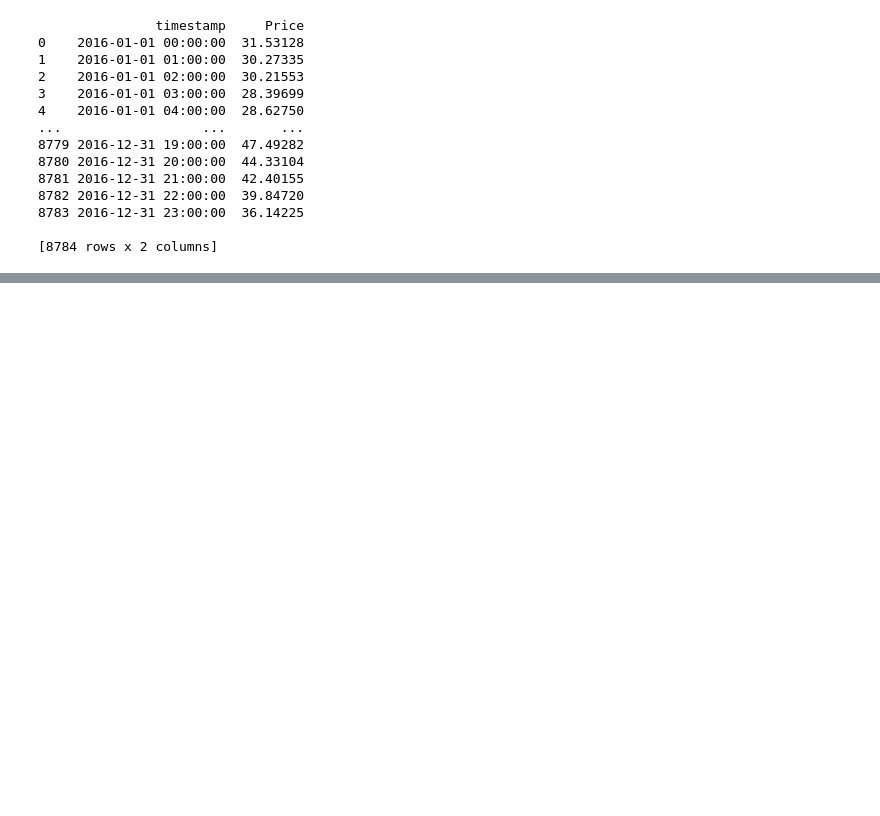
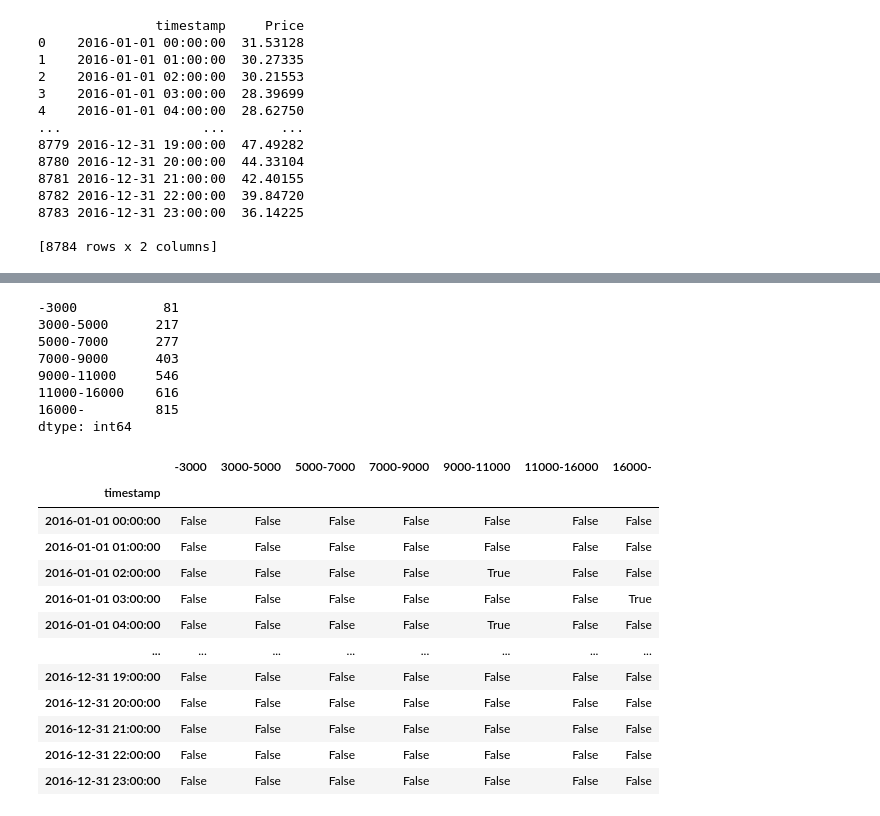
Before and after one commit to moooyu1121/master_thesis_model, a Jupyter notebook: data_preprocess.ipynb, the cells around one changed output, grey strips where cells are left out. Cells and saved outputs as stored; diff of their text form; code cells hidden in the pictures; blank space fills up the shorter version.

```diff
--- a/data_preprocess.ipynb
+++ b/data_preprocess.ipynb
@@ -332,0 +321,80 @@ df_combined.to_csv('data/price.csv', index=False)
+# %%
+import pandas as pd
+import numpy as np
+np.random.seed(42)
+
+# Define annual mileage categories and their corresponding base probabilities of movement
+mileage_categories = {
+    "-3000": 0.01,
+    "3000-5000": 0.02,
+    "5000-7000": 0.03,
+    "7000-9000": 0.04,
+    "9000-11000": 0.05,
+    "11000-16000": 0.06,
+    "16000-": 0.08
+}
+# Increase probability during peak hours: 7 AM, 8 AM, 5 PM, 6 PM
+peak_hours = [7, 8, 17, 18]
+peak_probabilities = {
+    "-3000": 0.01,
+    "3000-5000": 0.04,
+    "5000-7000": 0.06,
+    "7000-9000": 0.08,
+    "9000-11000": 0.10,
+    "11000-16000": 0.12,
+    "16000-": 0.16
+}  # Higher probability during peak hours
+
+# Generate a time index for the year 2016 with hourly intervals
+time_index = pd.date_range(start='2016-01-01 00:00:00', end='2016-12-31 23:00:00', freq='h', name='timestamp')
+
+# Number of hours in the year 2016 (leap year)
+num_hours = len(time_index)
+
+# Create a DataFrame with the time index and the movement data
+df_movement = pd.DataFrame(index=time_index)
+
+for key, value in mileage_categories.items():
+    # Define base probability of movement for a specific mileage category
+    base_probability = mileage_categories[key]
+
+    # Create an array to store movement probabilities for each hour
+    probabilities = np.full(num_hours, base_probability)
+
+    # Adjust probabilities for peak hours
+    for i in range(num_hours):
+        if time_index[i].hour in peak_hours:
+            probabilities[i] = peak_probabilities[key]
+
+    # Randomly assign TRUE or FALSE values based on the adjusted probabilities
+    movement_data = np.random.rand(num_hours) < probabilities
+
+    # Add the movement data to the DataFrame
+    df_movement[key] = movement_data
+
+print(df_movement.sum())
+# Save and display the DataFrame
+df_movement.to_csv('data/car_movement.csv', index=True)
+df_movement
+# %% [output]
+-3000           81
+3000-5000      217
+5000-7000      277
+7000-9000      403
+9000-11000     546
+11000-16000    616
+16000-         815
+dtype: int64
+|  | -3000 | 3000-5000 | 5000-7000 | 7000-9000 | 9000-11000 | 11000-16000 | 16000- |
+| timestamp |  |  |  |  |  |  |  |
+| 2016-01-01 00:00:00 | False | False | False | False | False | False | False |
+| 2016-01-01 01:00:00 | False | False | False | False | False | False | False |
+| 2016-01-01 02:00:00 | False | False | False | False | True | False | False |
+| 2016-01-01 03:00:00 | False | False | False | False | False | False | True |
+| 2016-01-01 04:00:00 | False | False | False | False | True | False | False |
+| ... | ... | ... | ... | ... | ... | ... | ... |
+| 2016-12-31 19:00:00 | False | False | False | False | False | False | False |
+| 2016-12-31 20:00:00 | False | False | False | False | False | False | False |
+| 2016-12-31 21:00:00 | False | False | False | False | False | False | False |
+| 2016-12-31 22:00:00 | False | False | False | False | False | False | False |
+| 2016-12-31 23:00:00 | False | False | False | False | False | False | False |
```
Also changed, not shown: parts of 3 cells of this notebook, 5 other files.
